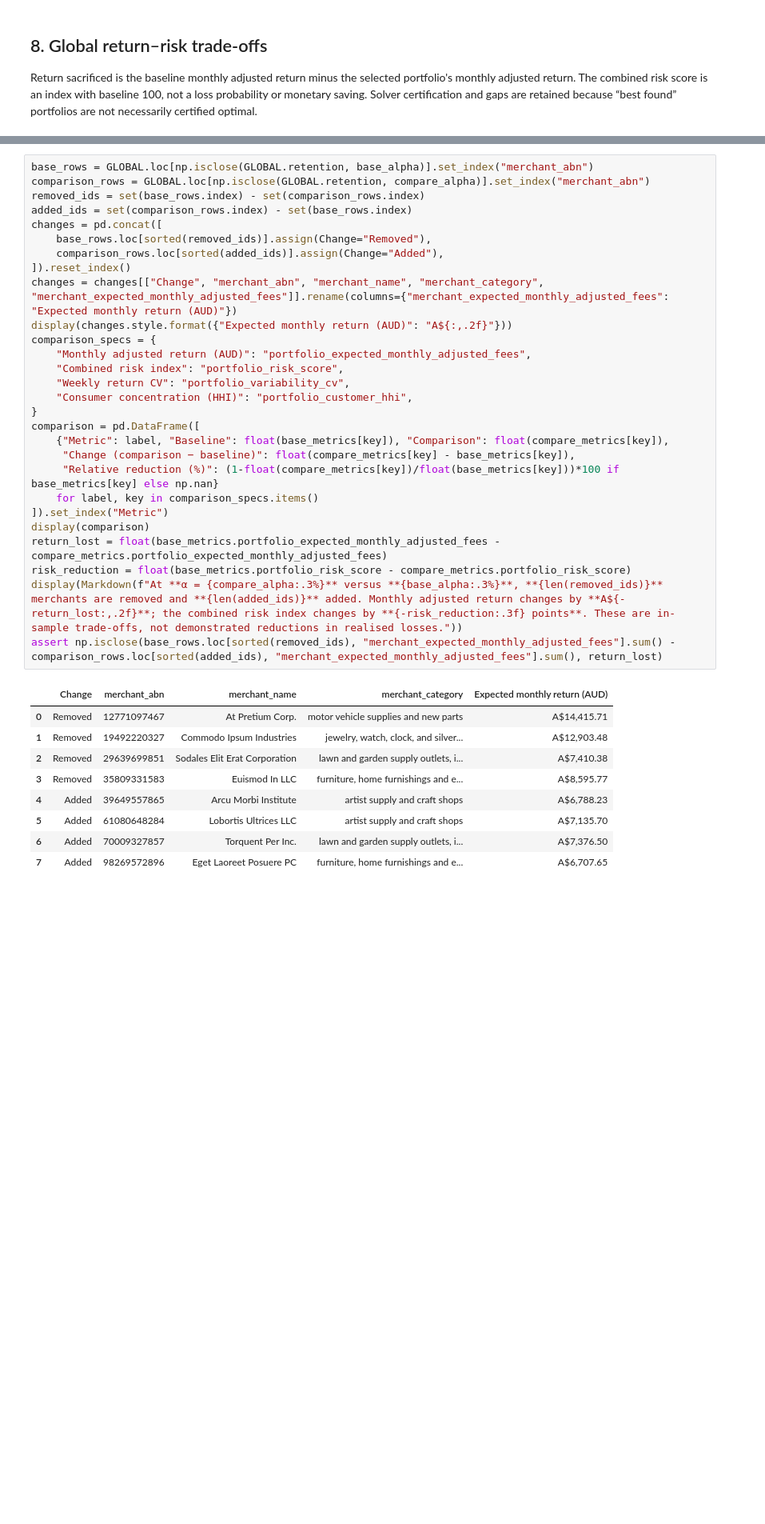
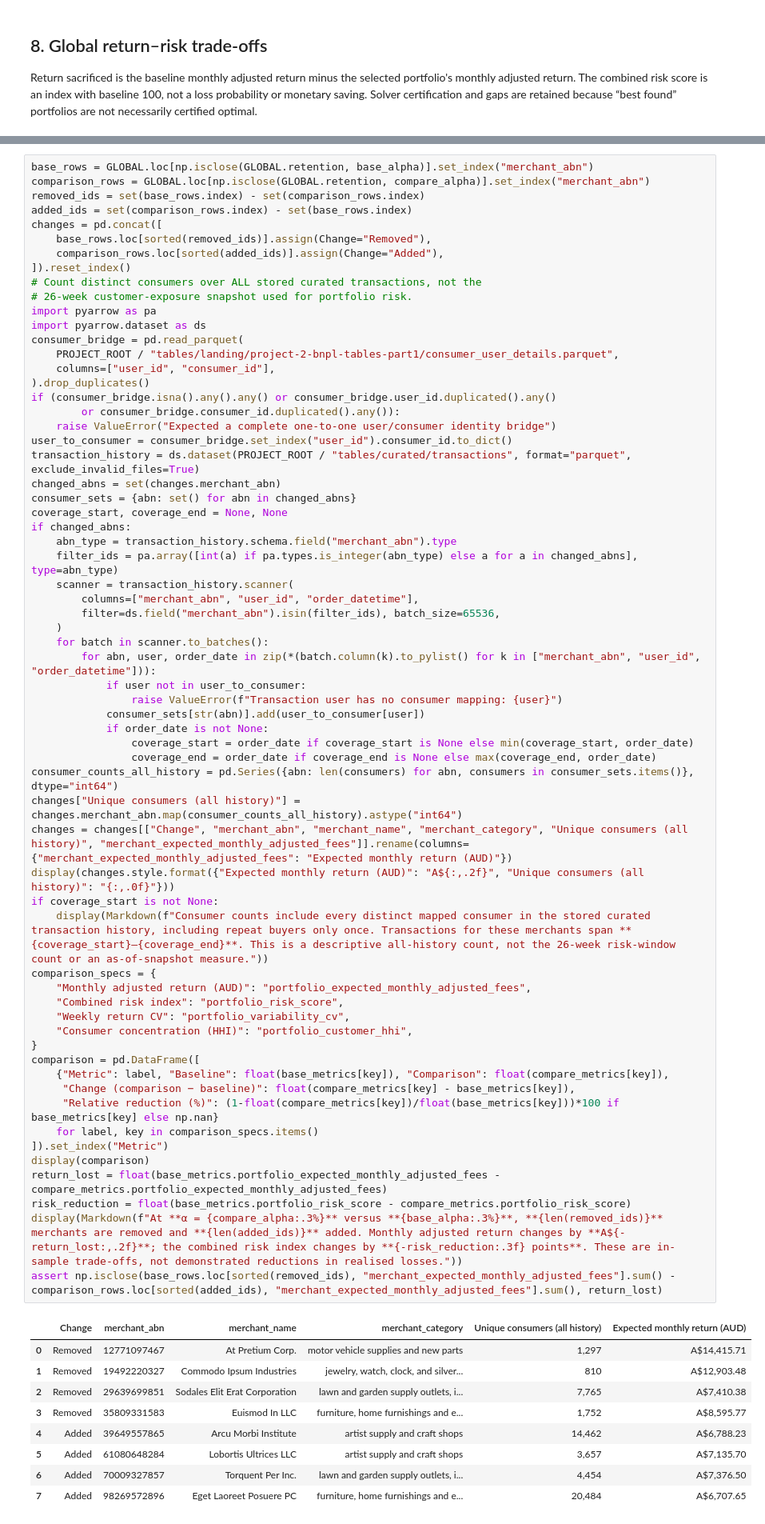
Before and after one commit to hannimeee/industry-project-group-19, a Jupyter notebook: code/11_summary.ipynb, the cells around one changed output, grey strips where cells are left out. Shown at 80% size. Drawn from its saved outputs; the diff is of its cells as text; blank space fills up the shorter version.

Commit message:
added consumer count in metrics

```diff
--- a/code/11_summary.ipynb
+++ b/code/11_summary.ipynb
@@ -306,38 +307,73 @@ display(tradeoffs.style.format({
 # %%
 base_rows = GLOBAL.loc[np.isclose(GLOBAL.retention, base_alpha)].set_index("merchant_abn")
 comparison_rows = GLOBAL.loc[np.isclose(GLOBAL.retention, compare_alpha)].set_index("merchant_abn")
 removed_ids = set(base_rows.index) - set(comparison_rows.index)
 added_ids = set(comparison_rows.index) - set(base_rows.index)
 changes = pd.concat([
     base_rows.loc[sorted(removed_ids)].assign(Change="Removed"),
     comparison_rows.loc[sorted(added_ids)].assign(Change="Added"),
 ]).reset_index()
-changes = changes[["Change", "merchant_abn", "merchant_name", "merchant_category", "merchant_expected_monthly_adjusted_fees"]].rename(columns={"merchant_expected_monthly_adjusted_fees": "Expected monthly return (AUD)"})
-display(changes.style.format({"Expected monthly return (AUD)": "A${:,.2f}"}))
+# Count distinct consumers over ALL stored curated transactions, not the
+# 26-week customer-exposure snapshot used for portfolio risk.
+import pyarrow as pa
+import pyarrow.dataset as ds
+consumer_bridge = pd.read_parquet(
+    PROJECT_ROOT / "tables/landing/project-2-bnpl-tables-part1/consumer_user_details.parquet",
+    columns=["user_id", "consumer_id"],
+).drop_duplicates()
+if (consumer_bridge.isna().any().any() or consumer_bridge.user_id.duplicated().any()
+        or consumer_bridge.consumer_id.duplicated().any()):
+    raise ValueError("Expected a complete one-to-one user/consumer identity bridge")
+user_to_consumer = consumer_bridge.set_index("user_id").consumer_id.to_dict()
+transaction_history = ds.dataset(PROJECT_ROOT / "tables/curated/transactions", format="parquet", exclude_invalid_files=True)
+changed_abns = set(changes.merchant_abn)
+consumer_sets = {abn: set() for abn in changed_abns}
+coverage_start, coverage_end = None, None
+if changed_abns:
+    abn_type = transaction_history.schema.field("merchant_abn").type
+    filter_ids = pa.array([int(a) if pa.types.is_integer(abn_type) else a for a in changed_abns], type=abn_type)
+    scanner = transaction_history.scanner(
+        columns=["merchant_abn", "user_id", "order_datetime"],
+        filter=ds.field("merchant_abn").isin(filter_ids), batch_size=65536,
+    )
+    for batch in scanner.to_batches():
+        for abn, user, order_date in zip(*(batch.column(k).to_pylist() for k in ["merchant_abn", "user_id", "order_datetime"])):
+            if user not in user_to_consumer:
+                raise ValueError(f"Transaction user has no consumer mapping: {user}")
+            consumer_sets[str(abn)].add(user_to_consumer[user])
+            if order_date is not None:
+                coverage_start = order_date if coverage_start is None else min(coverage_start, order_date)
+                coverage_end = order_date if coverage_end is None else max(coverage_end, order_date)
+consumer_counts_all_history = pd.Series({abn: len(consumers) for abn, consumers in consumer_sets.items()}, dtype="int64")
+changes["Unique consumers (all history)"] = changes.merchant_abn.map(consumer_counts_all_history).astype("int64")
+changes = changes[["Change", "merchant_abn", "merchant_name", "merchant_category", "Unique consumers (all history)", "merchant_expected_monthly_adjusted_fees"]].rename(columns={"merchant_expected_monthly_adjusted_fees": "Expected monthly return (AUD)"})
+display(changes.style.format({"Expected monthly return (AUD)": "A${:,.2f}", "Unique consumers (all history)": "{:,.0f}"}))
+if coverage_start is not None:
+    display(Markdown(f"Consumer counts include every distinct mapped consumer in the stored curated transaction history, including repeat buyers only once. Transactions for these merchants span **{coverage_start}–{coverage_end}**. This is a descriptive all-history count, not the 26-week risk-window count or an as-of-snapshot measure."))
 comparison_specs = {
     "Monthly adjusted return (AUD)": "portfolio_expected_monthly_adjusted_fees",
     "Combined risk index": "portfolio_risk_score",
     "Weekly return CV": "portfolio_variability_cv",
     "Consumer concentration (HHI)": "portfolio_customer_hhi",
 }
 comparison = pd.DataFrame([
     {"Metric": label, "Baseline": float(base_metrics[key]), "Comparison": float(compare_metrics[key]),
      "Change (comparison − baseline)": float(compare_metrics[key] - base_metrics[key]),
      "Relative reduction (%)": (1-float(compare_metrics[key])/float(base_metrics[key]))*100 if base_metrics[key] else np.nan}
     for label, key in comparison_specs.items()
 ]).set_index("Metric")
 display(comparison)
 return_lost = float(base_metrics.portfolio_expected_monthly_adjusted_fees - compare_metrics.portfolio_expected_monthly_adjusted_fees)
 risk_reduction = float(base_metrics.portfolio_risk_score - compare_metrics.portfolio_risk_score)
 display(Markdown(f"At **α = {compare_alpha:.3%}** versus **{base_alpha:.3%}**, **{len(removed_ids)}** merchants are removed and **{len(added_ids)}** added. Monthly adjusted return changes by **A${-return_lost:,.2f}**; the combined risk index changes by **{-risk_reduction:.3f} points**. These are in-sample trade-offs, not demonstrated reductions in realised losses."))
 assert np.isclose(base_rows.loc[sorted(removed_ids), "merchant_expected_monthly_adjusted_fees"].sum() - comparison_rows.loc[sorted(added_ids), "merchant_expected_monthly_adjusted_fees"].sum(), return_lost)
 # %% [output]
-|  | Change | merchant_abn | merchant_name | merchant_category | Expected monthly return (AUD) |
-| 0 | Removed | 12771097467 | At Pretium Corp. | motor vehicle supplies and new parts | A$14,415.71 |
-| 1 | Removed | 19492220327 | Commodo Ipsum Industries | jewelry, watch, clock, and silver... | A$12,903.48 |
-| 2 | Removed | 29639699851 | Sodales Elit Erat Corporation | lawn and garden supply outlets, i... | A$7,410.38 |
-| 3 | Removed | 35809331583 | Euismod In LLC | furniture, home furnishings and e... | A$8,595.77 |
-| 4 | Added | 39649557865 | Arcu Morbi Institute | artist supply and craft shops | A$6,788.23 |
-| 5 | Added | 61080648284 | Lobortis Ultrices LLC | artist supply and craft shops | A$7,135.70 |
-| 6 | Added | 70009327857 | Torquent Per Inc. | lawn and garden supply outlets, i... | A$7,376.50 |
-| 7 | Added | 98269572896 | Eget Laoreet Posuere PC | furniture, home furnishings and e... | A$6,707.65 |
+|  | Change | merchant_abn | merchant_name | merchant_category | Unique consumers (all history) | Expected monthly return (AUD) |
+| 0 | Removed | 12771097467 | At Pretium Corp. | motor vehicle supplies and new parts | 1,297 | A$14,415.71 |
+| 1 | Removed | 19492220327 | Commodo Ipsum Industries | jewelry, watch, clock, and silver... | 810 | A$12,903.48 |
+| 2 | Removed | 29639699851 | Sodales Elit Erat Corporation | lawn and garden supply outlets, i... | 7,765 | A$7,410.38 |
+| 3 | Removed | 35809331583 | Euismod In LLC | furniture, home furnishings and e... | 1,752 | A$8,595.77 |
+| 4 | Added | 39649557865 | Arcu Morbi Institute | artist supply and craft shops | 14,462 | A$6,788.23 |
+| 5 | Added | 61080648284 | Lobortis Ultrices LLC | artist supply and craft shops | 3,657 | A$7,135.70 |
+| 6 | Added | 70009327857 | Torquent Per Inc. | lawn and garden supply outlets, i... | 4,454 | A$7,376.50 |
+| 7 | Added | 98269572896 | Eget Laoreet Posuere PC | furniture, home furnishings and e... | 20,484 | A$6,707.65 |
```
Also changed, not shown: parts of 2 cells of this notebook.
